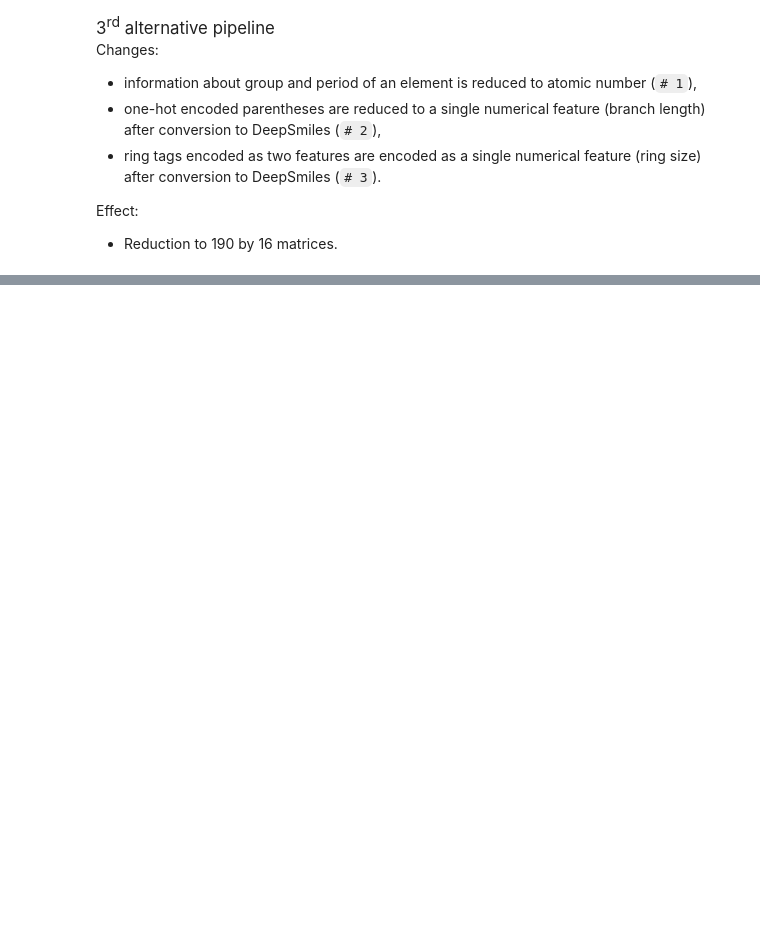
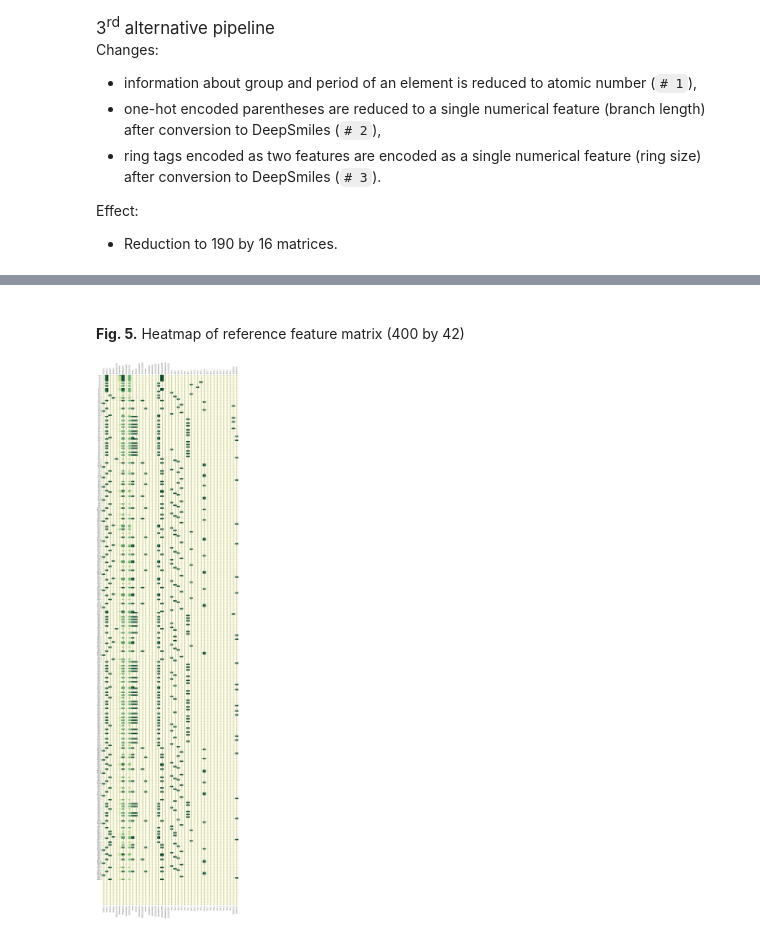
Before and after one commit to mateuszrezler/SMILearn, a Jupyter notebook: demo.ipynb, the cells around one changed output, grey strips where cells are left out. Saved outputs shown, nothing was run; the diff lists cells and outputs as text; code cells hidden in the pictures; blank space fills up the shorter version.

```diff
--- a/demo.ipynb
+++ b/demo.ipynb
@@ -336,6 +417,4 @@ and other less explicit mistakes.
 # %%
-%%time
-
 # atom functions
 af = [*(has_symbol(symbol) for symbol in 'HCON'),
       has_no_symbol(['H', 'C', 'O', 'N']),
@@ -357,18 +436,21 @@ rp = Pipeline([('select_smiles', SeriesSelector('smiles')),
                ('rebuild_smiles', SmilesRebuilder(astype=DataFrame))])
 # tokenizing pipeline
 tp = Pipeline([('select_smiles', SeriesSelector('smiles')),
-               ('build_kekule_smiles', SmilesRebuilder(kekuleSmiles=True)),
-               ('insert_ring_tags', RingTagInserter(reuse=False)),  # 3
-               ('tokenize_smiles', RegexTokenizer(astype=DataFrame))])
+               ('build_kekule_smiles',
+                SmilesRebuilder(kekuleSmiles=True)),
+               ('insert_ring_tags', RingTagInserter(regex=r'%\d+|[\+\-]\d\]|.',
+                                                    reuse=False)),  # 3
+               ('tokenize_smiles',
+                RegexTokenizer(astype=DataFrame, regex=r'[^a-z]'))])
 # feature union
 fu = FeatureUnion([('rebuilding_pipeline', rp),
                    ('tokenizing_pipeline', tp)])
 # featurizing pipeline
 fp = Pipeline([('feature_union', fu),
-               ('featurize_smiles',
-                SmilesFeaturizer(atom_regex=r'[A-Z]', atom_functions=af,
-                                 h_vector=True, ignore_regex=r'[a-z]',
-                                 max_len=400, struct_functions=sf))])
+               ('featurize_smiles', SmilesFeaturizer(atom_regex=r'[A-Z]',
+                                                     atom_functions=af,
+                                                     h_vector=True,
+                                                     max_len=400,
+                                                     struct_functions=sf))])
 X_ref = fp.fit_transform(X_raw)
-p(BR, 'Shape of features (X): ', b(X_ref.shape), BR*2,
-  'Preview of the first row:', BR, code(X_ref[0]), BR*2)
+p(BR, 'Shape of features (X): ', b(X_ref.shape), BR*2)
@@ -614,0 +669,17 @@ run_cv(X_raw, y, build_cnn1d, fp, HP_C1, HP_P, HP_C2, (400, 42), HP['lr'],
+# %%
+ref_tokens = Series(tp.fit_transform(X_raw)['smiles'])
+xlabels = ['Symbol_H', 'Symbol_C', 'Symbol_N', 'Symbol_O', 'NotSymbol_HCNO',
+           'TotalNumHs/8', 'TotalDegree/4', 'FormalCharge/8', 'TotalValence/8',
+           'InRing', 'Aromatic', 'ChiTetrahedralCW', 'ChiTetrahedralCCW',
+           'ChiOther', 'HybridizationS', 'HybridizationSP', 'HybridizationSP2',
+           'HybridizationSP3', 'HybridizationSP3D', 'HybridizationSP3D2',
+           'HybridizationOther', 'Char_(', 'Char_)', 'Char_[', 'Char_]',
+           'Char_.', 'Char_:', 'Char_=', 'Char_#', 'Char_\\', 'Char_/',
+           'Char_@', 'Char_+', 'Char_-', 'Char_2', 'Char_3', 'Char_4',
+           'Char_5', 'Char_6', 'Char_7', 'RingOpening', 'RingClosure']
+fig(5, 'Heatmap of reference feature matrix (400 by 42)')
+feature_matrix(X_ref, 4978, 400, size=(20, 80),
+               tokens=ref_tokens, xlabels=xlabels)
+# %% [output]
+Fig. 5. Heatmap of reference feature matrix (400 by 42)
+[figure, added]
```
Also changed, not shown: parts of 85 cells of this notebook, 15 other files.
